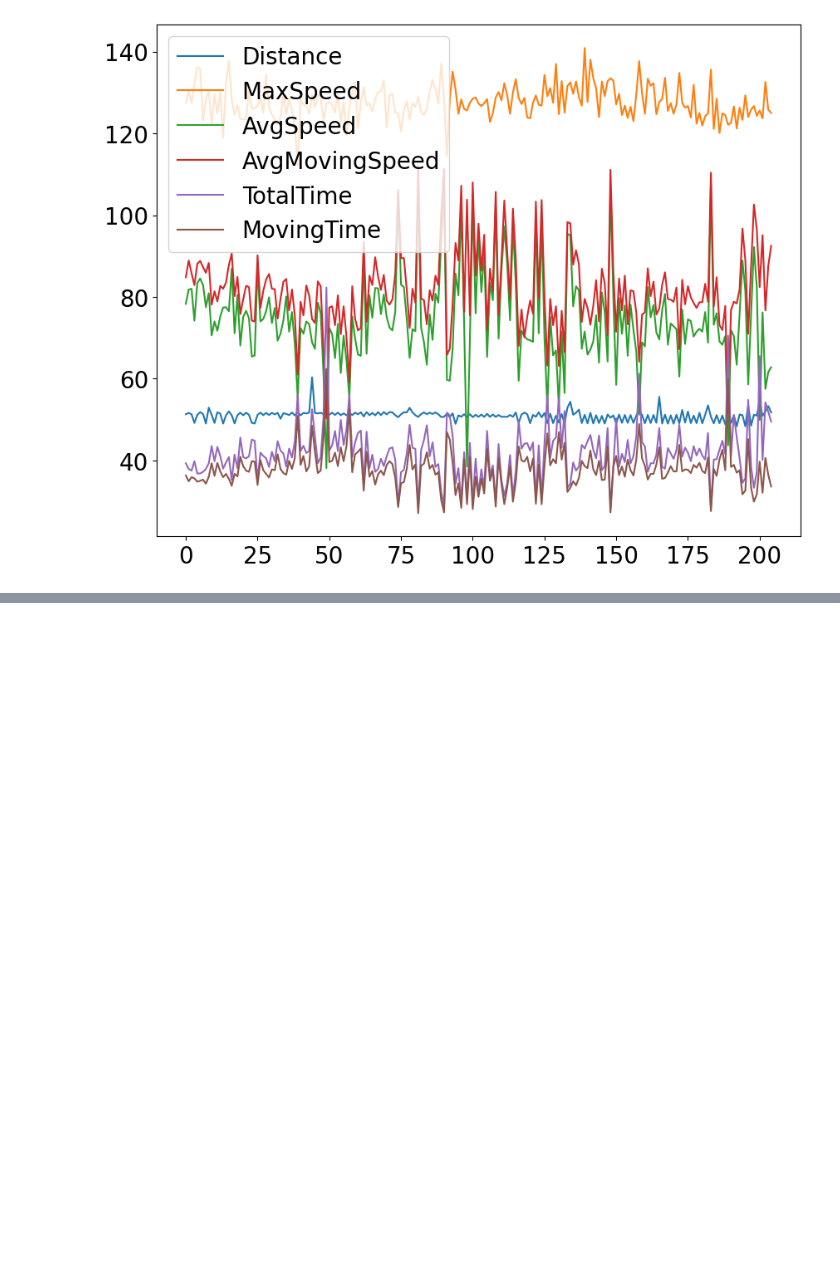
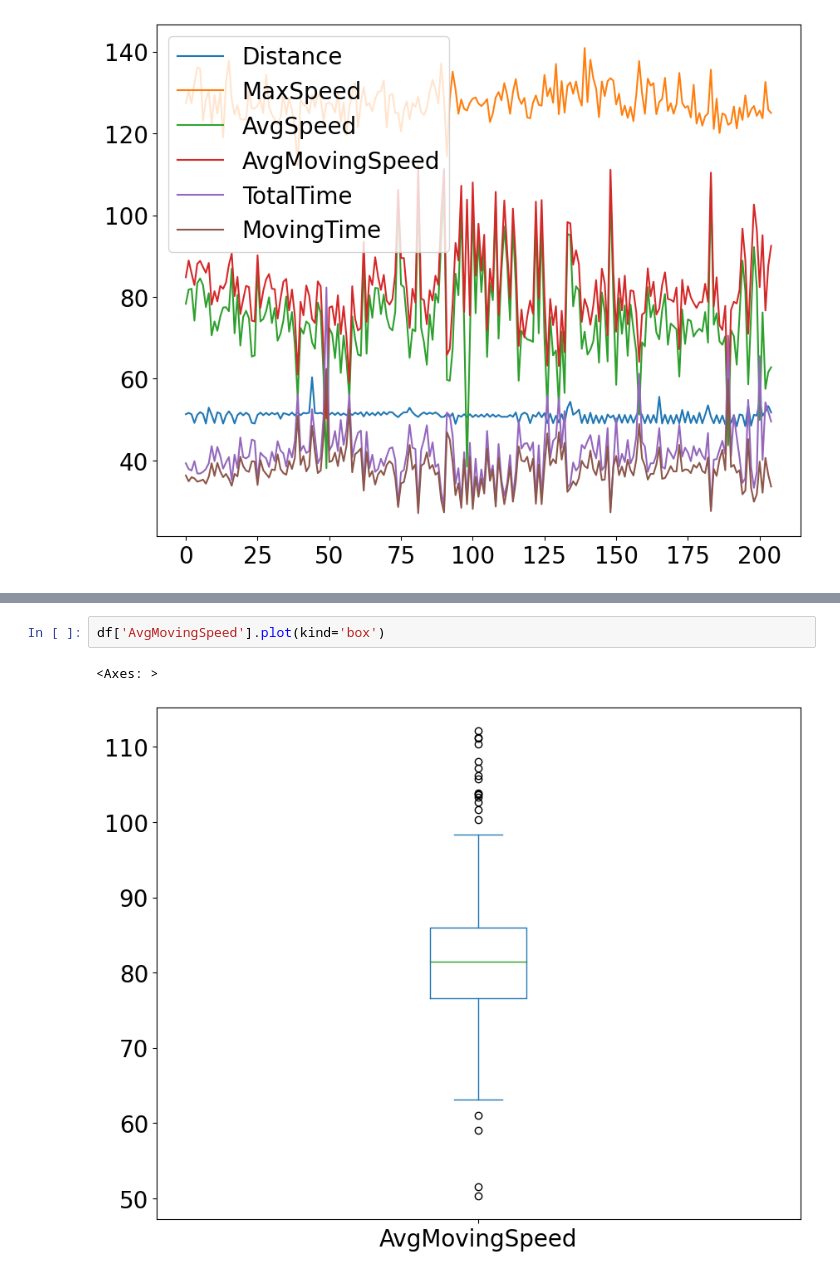
Before and after one commit to jacobleopowers/hunteriscool, a Jupyter notebook: PandasAssignment.ipynb, the cells around one changed output, grey strips where cells are left out. Saved outputs shown, nothing was run; the diff lists cells and outputs as text; blank space fills up the shorter version.

```diff
--- a/PandasAssignment.ipynb
+++ b/PandasAssignment.ipynb
@@ -177,0 +182,5 @@ df['Avg']
+# %%
+df['AvgMovingSpeed'].plot(kind='box')
+# %% [output]
+<Axes: >
+[figure, added]
```
Also changed, not shown: parts of 3 cells of this notebook.
